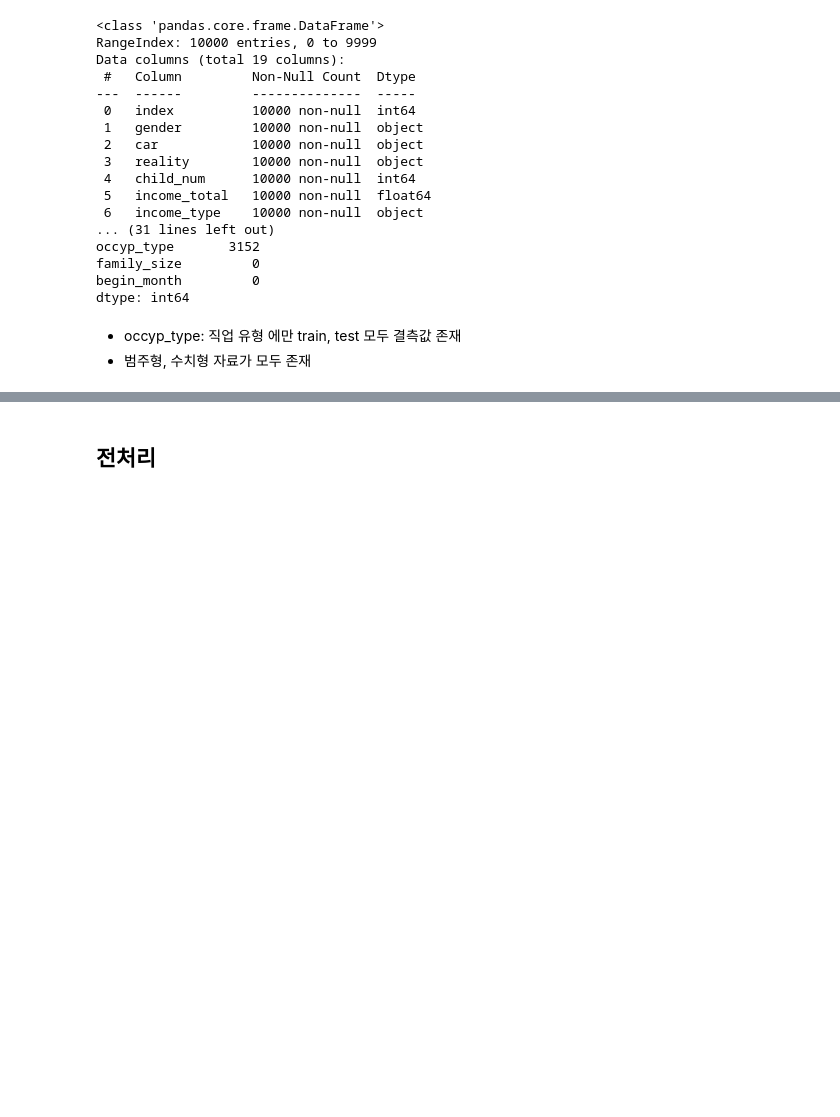
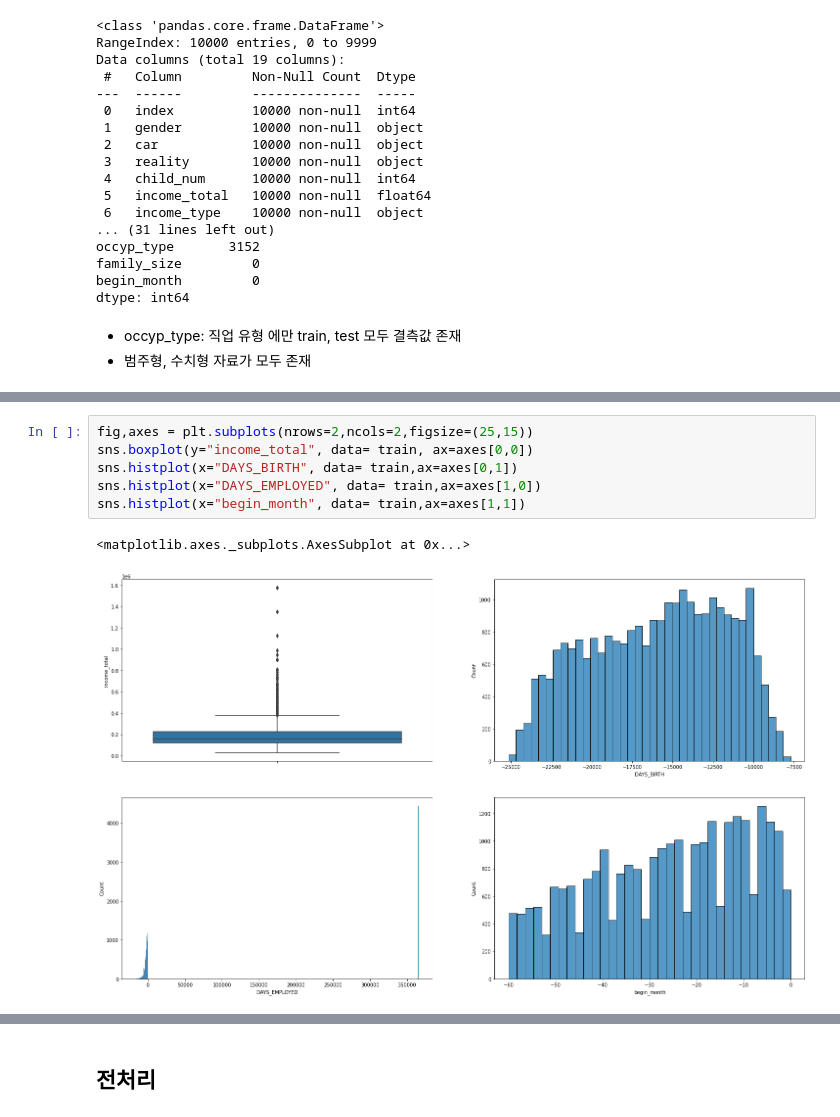
Before and after one commit to SungaHwang/ML_practice, a Jupyter notebook: LDA,QDA_신용카드연체예측.ipynb, the cells around one changed output, grey strips where cells are left out. Saved outputs shown, nothing was run; the diff lists cells and outputs as text; blank space fills up the shorter version.

```diff
--- a/LDA,QDA_신용카드연체예측.ipynb
+++ b/LDA,QDA_신용카드연체예측.ipynb
@@ -210,0 +245,9 @@ dtype: int64
+# %%
+fig,axes = plt.subplots(nrows=2,ncols=2,figsize=(25,15))
+sns.boxplot(y="income_total", data= train, ax=axes[0,0])
+sns.histplot(x="DAYS_BIRTH", data= train,ax=axes[0,1])
+sns.histplot(x="DAYS_EMPLOYED", data= train,ax=axes[1,0])
+sns.histplot(x="begin_month", data= train,ax=axes[1,1])
+# %% [output]
+<matplotlib.axes._subplots.AxesSubplot at 0x...>
+[figure, added]
```
Also changed, not shown: parts of 23 cells of this notebook.
